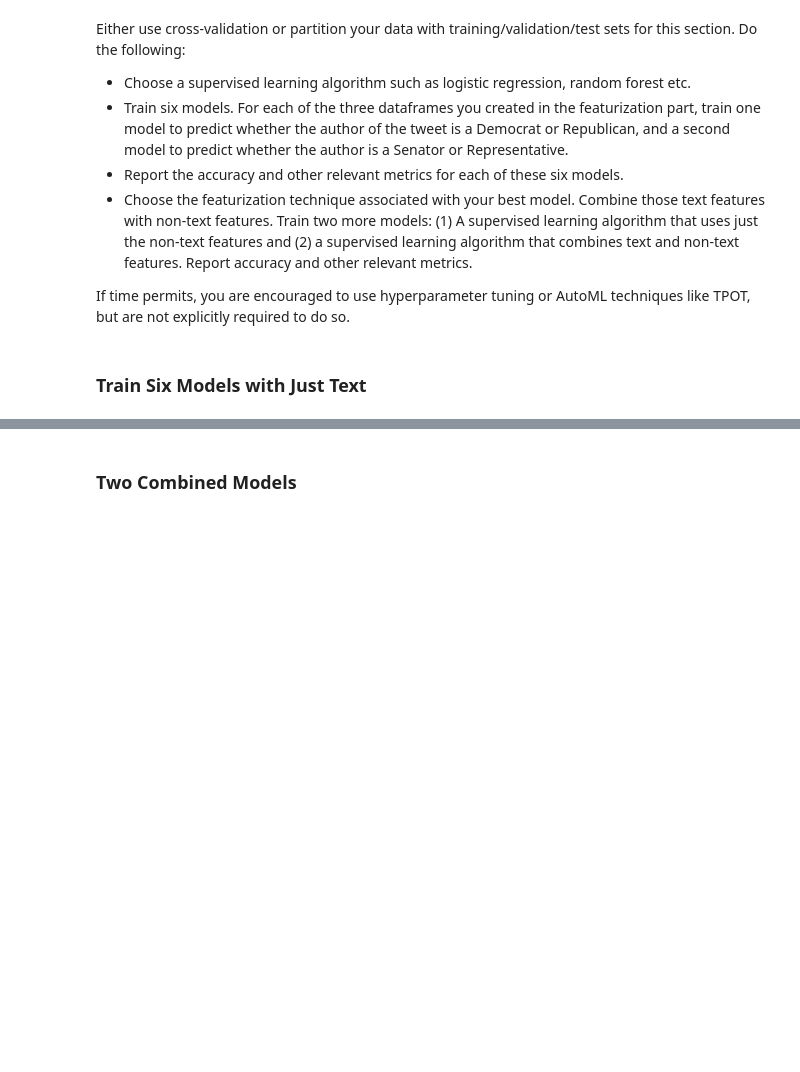
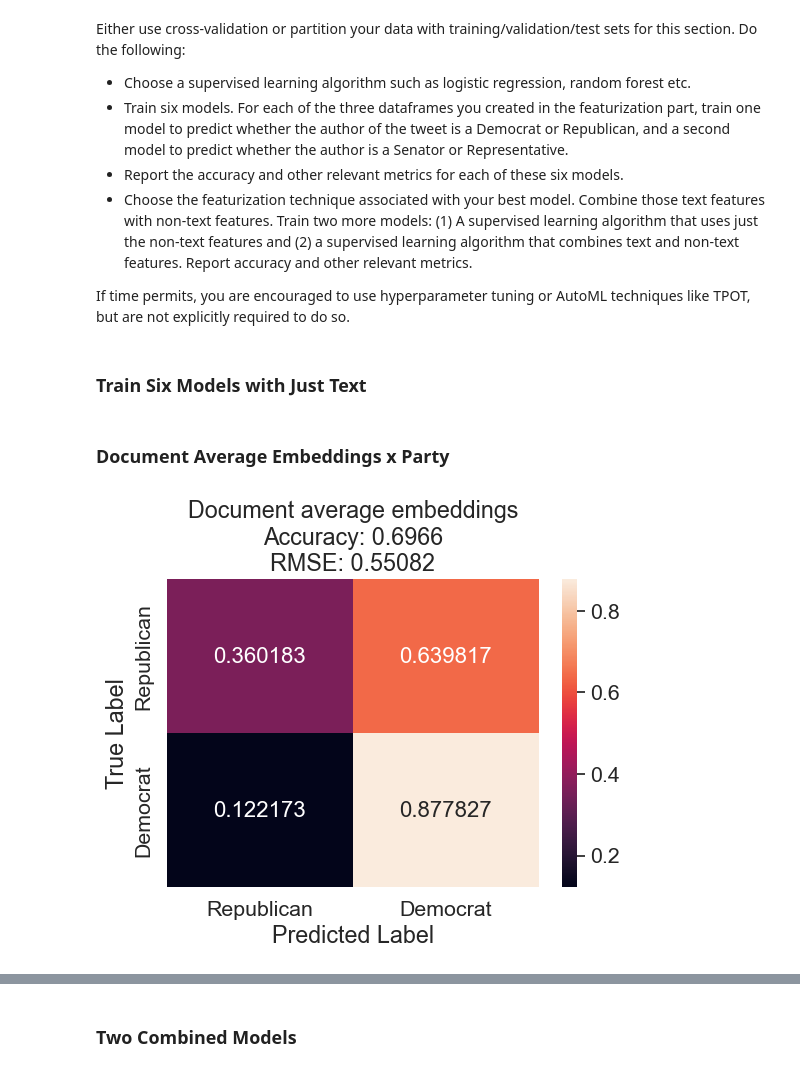
Before and after one commit to kylee-hoffman/computational_social_science_projects, a Jupyter notebook: project_5/Project_5_hoffman.ipynb, the cells around one changed output, grey strips where cells are left out. Drawn from its saved outputs; the diff is of its cells as text; code cells hidden in the pictures; blank space fills up the shorter version.

```diff
--- a/project_5/Project_5_hoffman.ipynb
+++ b/project_5/Project_5_hoffman.ipynb
@@ -345,9 +400,12 @@ In the next section, you will experiment with each of these featurization techni
 # Also note that this file path assumes that the word vectors are underneath 'data'; you may wish to point to the CSS course repo and change the path
 # or move the vector file to the project repo
 
-#model = gensim.models.KeyedVectors.load_word2vec_format('data/GoogleNews-vectors-negative300.bin.gz', binary = True)
+word2vec_model = gensim.models.KeyedVectors.load_word2vec_format('data/GoogleNews-vectors-negative300.bin', binary = True)
 # %%
 # Function to average word embeddings for a document; use examples from lab to apply this function. You can use also other techniques such as PCA and doc2vec instead.
-def document_vector(word2vec_model, doc):
-    doc = [word for word in doc if word in model.wv.index_to_key]
-    return np.mean(model[doc], axis=0)
+# ChatGPT helped write this fxn
+def document_vector(model, doc):
+    doc = [word for word in doc if word in model.key_to_index]
+    if not doc:  # Check if list is empty
+        return np.zeros(model.vector_size)  # Return a zero vector
+    return np.mean(model.__getitem__(doc), axis=0)
@@ -371,0 +452,35 @@ If time permits, you are encouraged to use hyperparameter tuning or AutoML techn
+# %%
+# six models ([engineered features, frequency-based, embedding] * [democrat/republican, senator/representative])
+def train_model(X, y, label0_str, label1_str, df_str):
+    # inititialize model
+    logit_reg = LogisticRegression(max_iter=500)
+
+    # cross validate and predict
+    cv_model = StratifiedKFold(n_splits=5, shuffle=True, random_state=42)
+    y_pred = cross_val_predict(logit_reg, X, y, cv=cv_model)
+
+    # confusion matrix
+    cf_matrix = confusion_matrix(y, y_pred, normalize = "true")
+
+    # create dataframe
+    df_cm = pd.DataFrame(cf_matrix, range(2), range(2))
+    df_cm = df_cm.rename(index=str, columns={0: label0_str, 1: label1_str})
+    df_cm.index = [label0_str, label1_str]
+
+    plt.figure(figsize = (6,4))
+    sns.set(font_scale=1.4)
+    sns.heatmap(df_cm,
+               annot=True,
+               annot_kws={"size": 16},
+               fmt='g')
+
+    plt.title(f"{df_str}\nAccuracy: {accuracy_score(y, y_pred)}\nRMSE: {rmse(y_pred, y)}")
+    plt.xlabel("Predicted Label")
+    plt.ylabel("True Label")
+    plt.show()
+# %% [markdown]
+### Document Average Embeddings x Party
+# %%
+train_model(doc_avg_embeddings, engineered_features['party_Democrat'], "Republican", "Democrat", "Document average embeddings")
+# %% [output]
+[figure, added]
```
Also changed, not shown: parts of 48 cells of this notebook.
